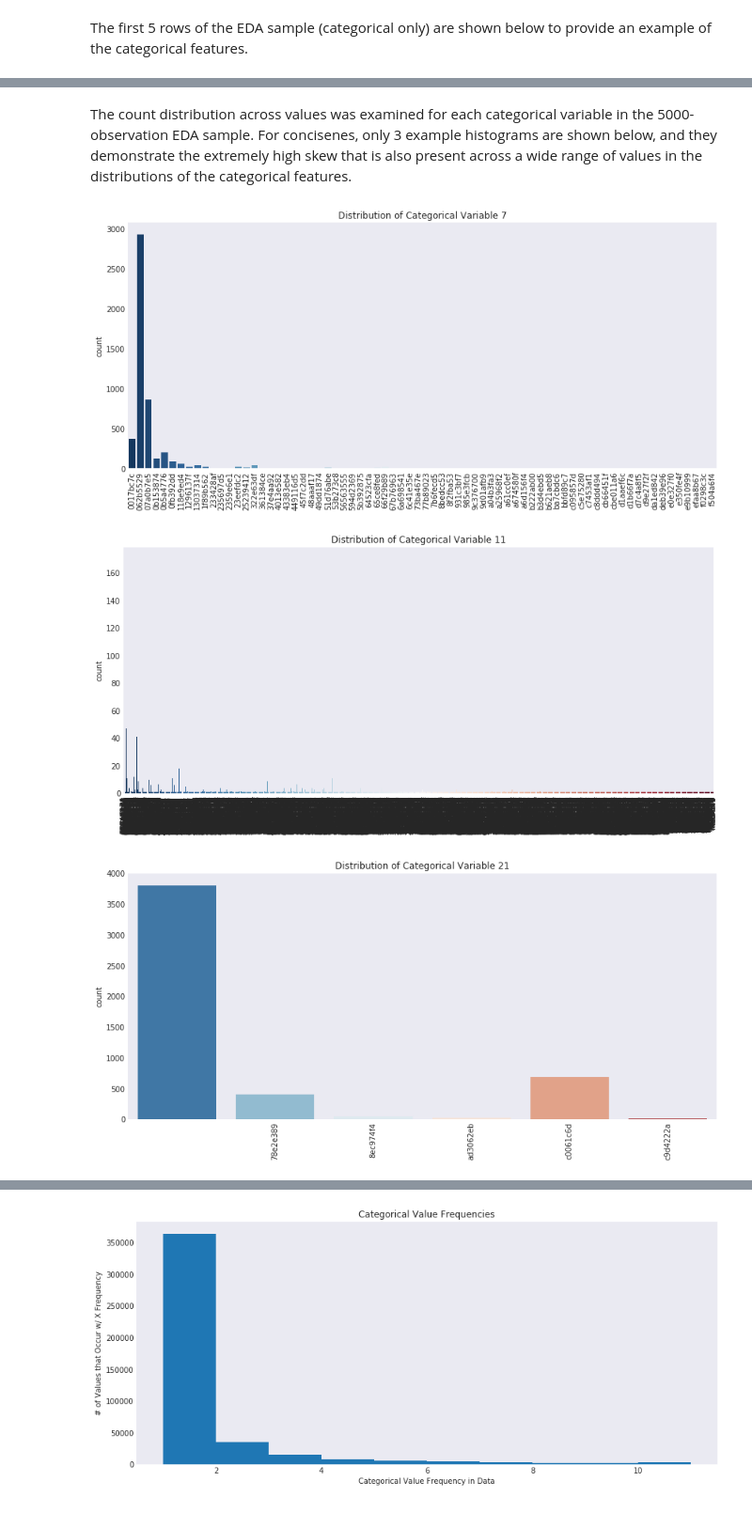
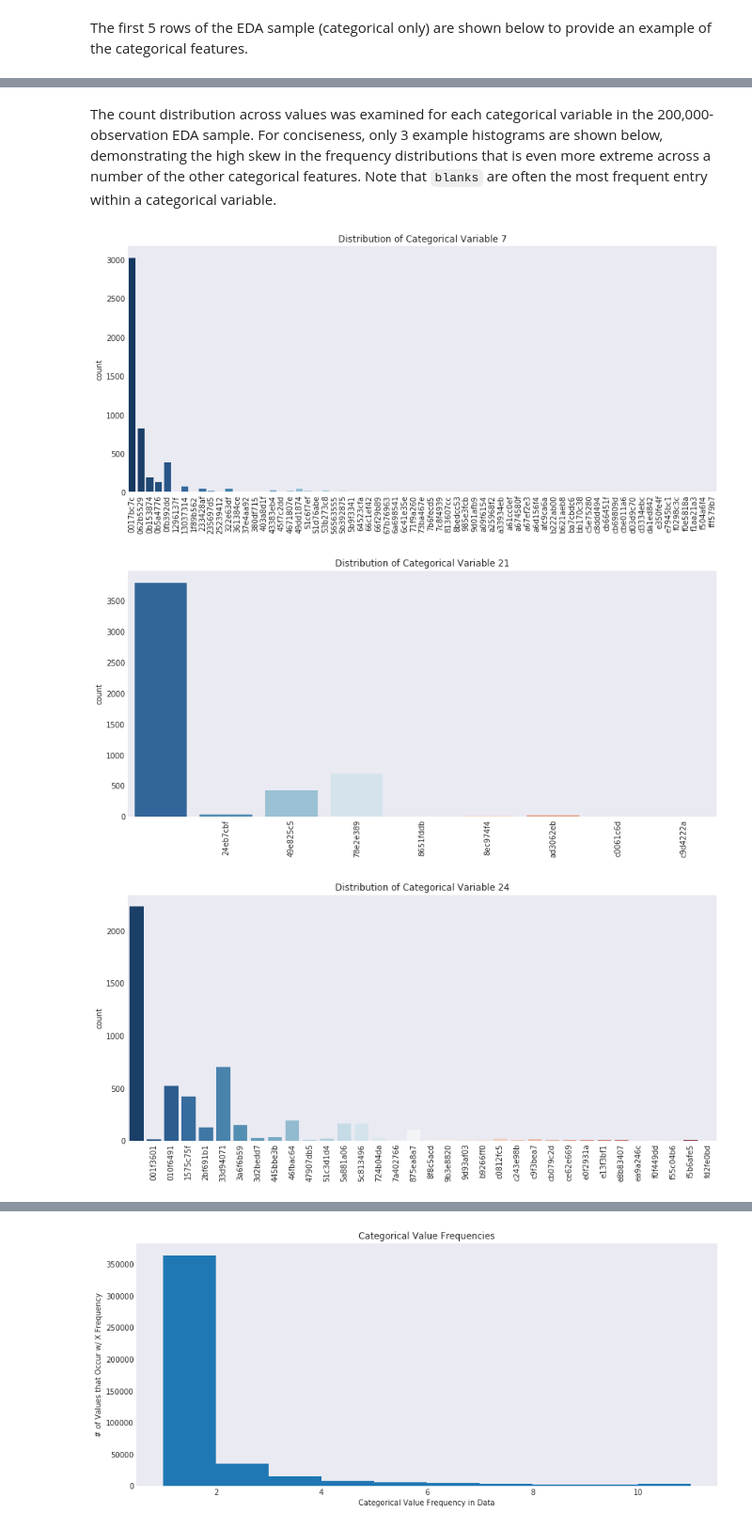
Before and after one commit to kalvinkao/ctr-prediction-with-fm, a Jupyter notebook: CarterKaoLetcherPhilippou_w261_FM_CTR.ipynb, the cells around one changed output, grey strips where cells are left out. Shown: that part at 94% size. Cells and saved outputs as stored; diff of their text form; code cells hidden in the pictures.

```diff
--- a/CarterKaoLetcherPhilippou_w261_FM_CTR.ipynb
+++ b/CarterKaoLetcherPhilippou_w261_FM_CTR.ipynb
@@ -549,18 +550,18 @@ categorical_sample_df.head()#26 features + label
 5 rows × 27 columns
 # %% [markdown]
-The count distribution across values was examined for each categorical variable in the 5000-observation EDA sample.  For concisenes, only 3 example histograms are shown below, and they demonstrate the extremely high skew that is also present across a wide range of values in the distributions of the categorical features.
+The count distribution across values was examined for each categorical variable in the 200,000-observation EDA sample.  For conciseness, only 3 example histograms are shown below, demonstrating the high skew in the frequency distributions that is even more extreme across a number of the other categorical features. Note that `blanks` are often the most frequent entry within a categorical variable.
 # %%
 #for idx in range(len(categorical_sample_df.columns)-1):
-for idx in [7, 11, 21]:
+for idx in [7, 21, 24]:
     columnName = categorical_sample_df.columns[idx]
     labels = np.unique(categorical_sample_df[columnName].values)
     fig = plt.figure(figsize=(14,6))
     ax = fig.add_subplot(111)
     sns.countplot(x=categorical_sample_df[columnName].values,data=categorical_sample_df, palette="RdBu_r")
     ax.set_xticklabels(labels, rotation=90)
     ax.set_title("Distribution of Categorical Variable " + str(columnName))
 # %% [output]
-[figure, old version]
+[figure, new version]
-[figure, old version]
+[figure, new version]
-[figure, old version]
+[figure, new version]
 # %% [markdown]
```
Also changed, not shown: parts of 44 cells of this notebook, 2 other files.
